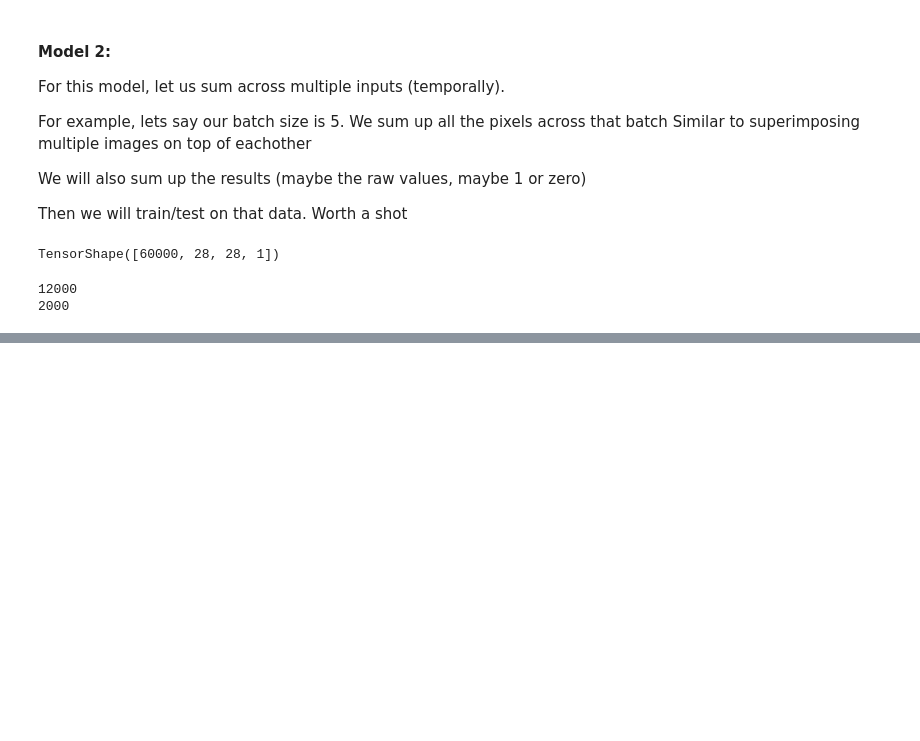
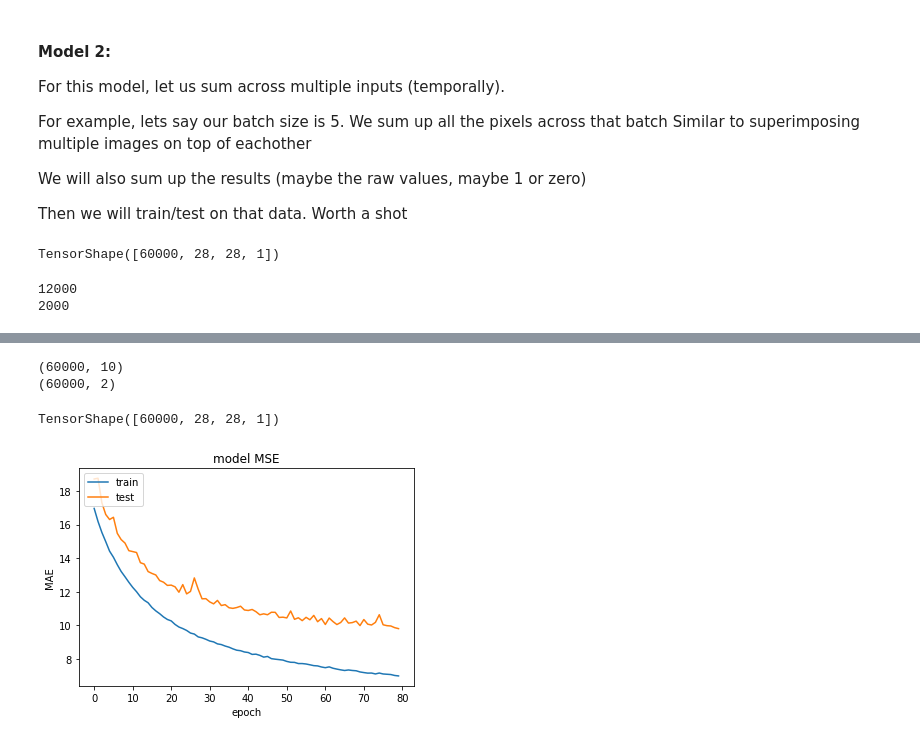
Before and after one commit to dPhanekham/tf2_error_injection, a Jupyter notebook: iris_inject_errors/control_path_fault_detection_test.ipynb, the cells around one changed output, grey strips where cells are left out. Cells and saved outputs as stored; diff of their text form; code cells hidden in the pictures; blank space fills up the shorter version.

Commit message:
add additional models

```diff
--- a/iris_inject_errors/control_path_fault_detection_test.ipynb
+++ b/iris_inject_errors/control_path_fault_detection_test.ipynb
@@ -300,0 +332,7 @@ y_train[0:5]
+# %%
+# Train the model for 100 epochs
+history = model3.fit(x = x_train,
+                     y = {'category_output': y_train},
+                     shuffle=True,
+                     epochs=30, batch_size=128,
+                     validation_data=(x_test, y_test))
@@ -300,0 +366,3 @@ y_train[0:5]
+# %%
+model3_train_predictions = model3.predict(x_train)
+model3_test_predictions = model3.predict(x_test)
@@ -300,0 +379,41 @@ y_train[0:5]
+# %%
+print(model3_train_predictions[0].shape)
+print(model3_train_predictions[1].shape)
+# %% [output]
+(60000, 10)
+(60000, 2)
+# %%
+x_train.shape
+# %% [output]
+TensorShape([60000, 28, 28, 1])
+# %%
+model3_check = tf.keras.models.Sequential([
+                   tf.keras.layers.Flatten(input_shape=(28,28)),
+                   tf.keras.layers.Dense(64,activation='relu'),
+                   tf.keras.layers.Dense(2)
+               ])
+model3_check.compile(
+    optimizer=tf.keras.optimizers.Adam(0.001),
+    loss=tf.keras.losses.MeanSquaredError(),
+    metrics=[tf.keras.losses.MeanSquaredError(),tf.keras.metrics.MeanAbsoluteError(), tf.keras.metrics.Accuracy()],
+)
+
+train_stats = model3_check.fit(
+                x = x_train,
+                y = model3_train_predictions[1],
+                shuffle=True,
+                epochs=100,
+                batch_size=128,
+                validation_data=(x_test, model3_test_predictions[1]),
+                verbose=0
+              )
+# %%
+plt.plot(train_stats.history['mean_squared_error'][20:])
+plt.plot(train_stats.history['val_mean_squared_error'][20:])
+plt.title('model MSE')
+plt.ylabel('MAE')
+plt.xlabel('epoch')
+plt.legend(['train', 'test'], loc='upper left')
+plt.show()
+# %% [output]
+[figure, added]
```
Also changed, not shown: parts of 90 cells of this notebook.
